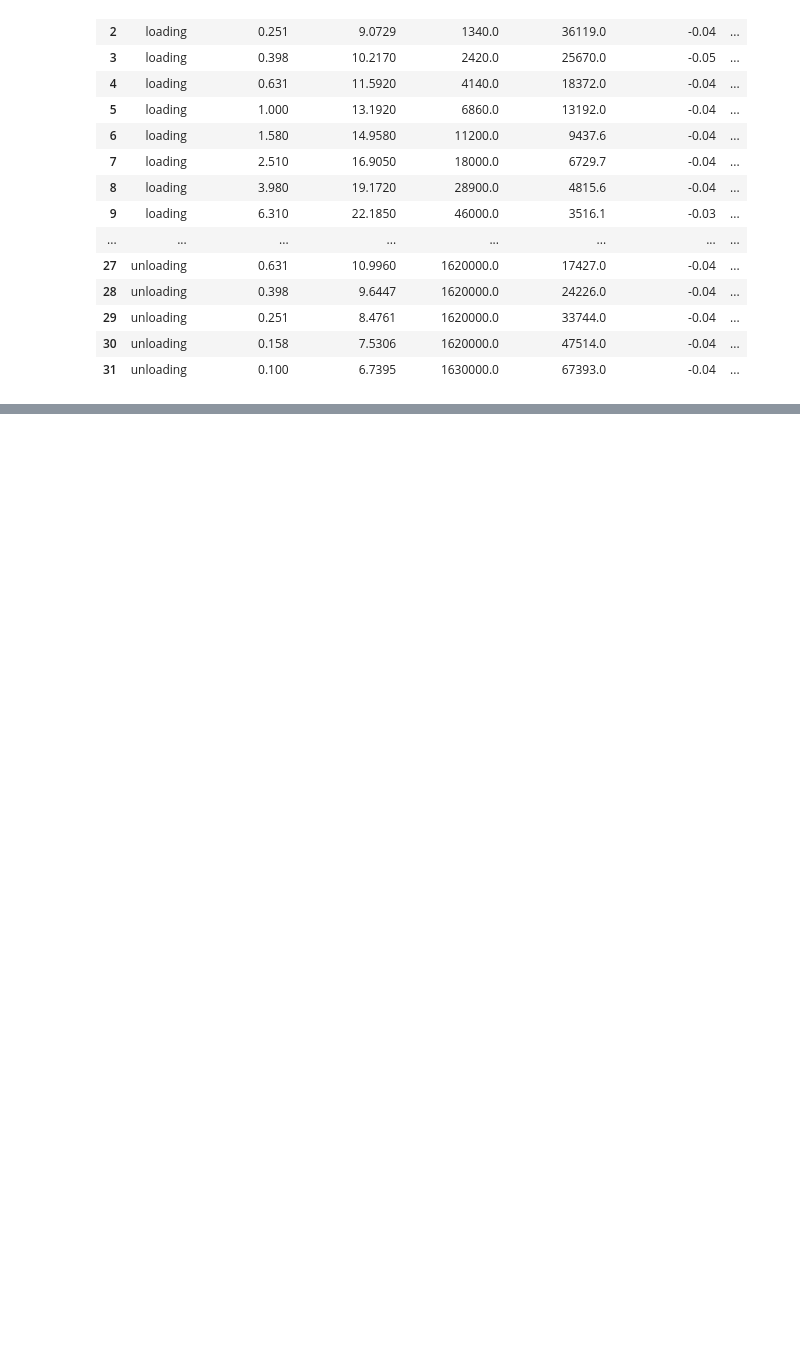
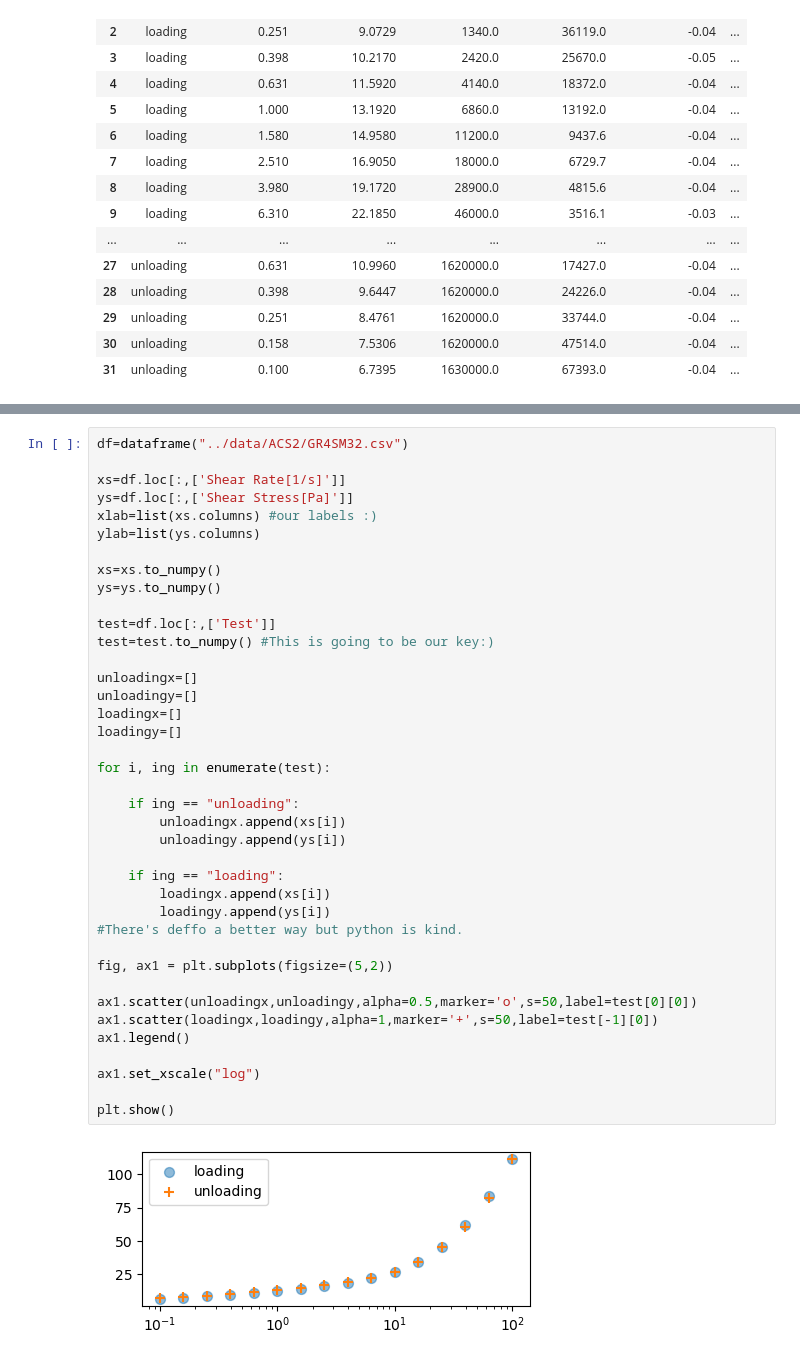
Before and after one commit to saabirpetker/trypy, a Jupyter notebook: trypy_tutorials/books/plot_csv.ipynb, the cells around one changed output, grey strips where cells are left out. Saved outputs shown, nothing was run; the diff lists cells and outputs as text; blank space fills up the shorter version.

```diff
--- a/trypy_tutorials/books/plot_csv.ipynb
+++ b/trypy_tutorials/books/plot_csv.ipynb
@@ -235,0 +269,41 @@ How nice. You should come back to this yourself later... and play around
+# %%
+df=dataframe("../data/ACS2/GR4SM32.csv")
+
+xs=df.loc[:,['Shear Rate[1/s]']]
+ys=df.loc[:,['Shear Stress[Pa]']]
+xlab=list(xs.columns) #our labels :)
+ylab=list(ys.columns)
+
+xs=xs.to_numpy()
+ys=ys.to_numpy()
+
+test=df.loc[:,['Test']]
+test=test.to_numpy() #This is going to be our key:)
+
+unloadingx=[]
+unloadingy=[]
+loadingx=[]
+loadingy=[]
+
+for i, ing in enumerate(test):
+
+    if ing == "unloading":
+        unloadingx.append(xs[i])
+        unloadingy.append(ys[i])
+
+    if ing == "loading":
+        loadingx.append(xs[i])
+        loadingy.append(ys[i])
+#There's deffo a better way but python is kind.
+
+fig, ax1 = plt.subplots(figsize=(5,2))
+
+ax1.scatter(unloadingx,unloadingy,alpha=0.5,marker='o',s=50,label=test[0][0])
+ax1.scatter(loadingx,loadingy,alpha=1,marker='+',s=50,label=test[-1][0])
+ax1.legend()
+
+ax1.set_xscale("log")
+
+plt.show()
+# %% [output]
+[figure, added]
```
Also changed, not shown: parts of 15 cells of this notebook.
